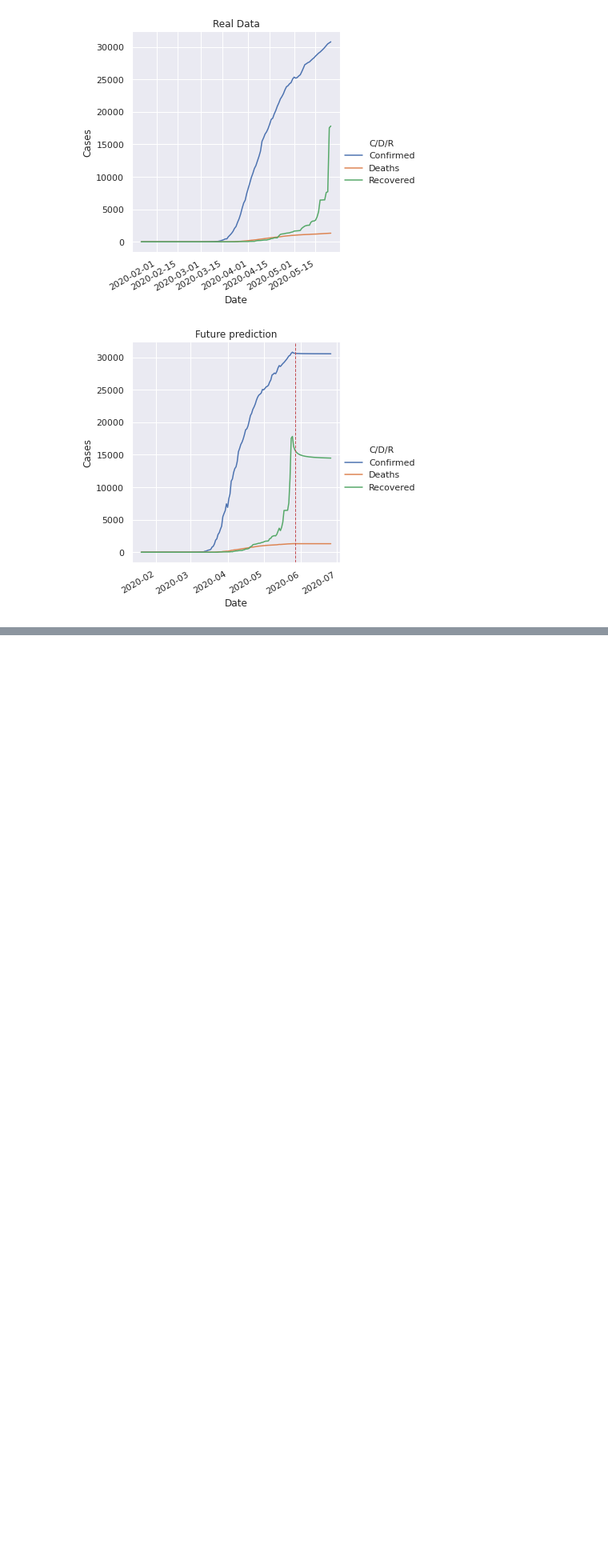
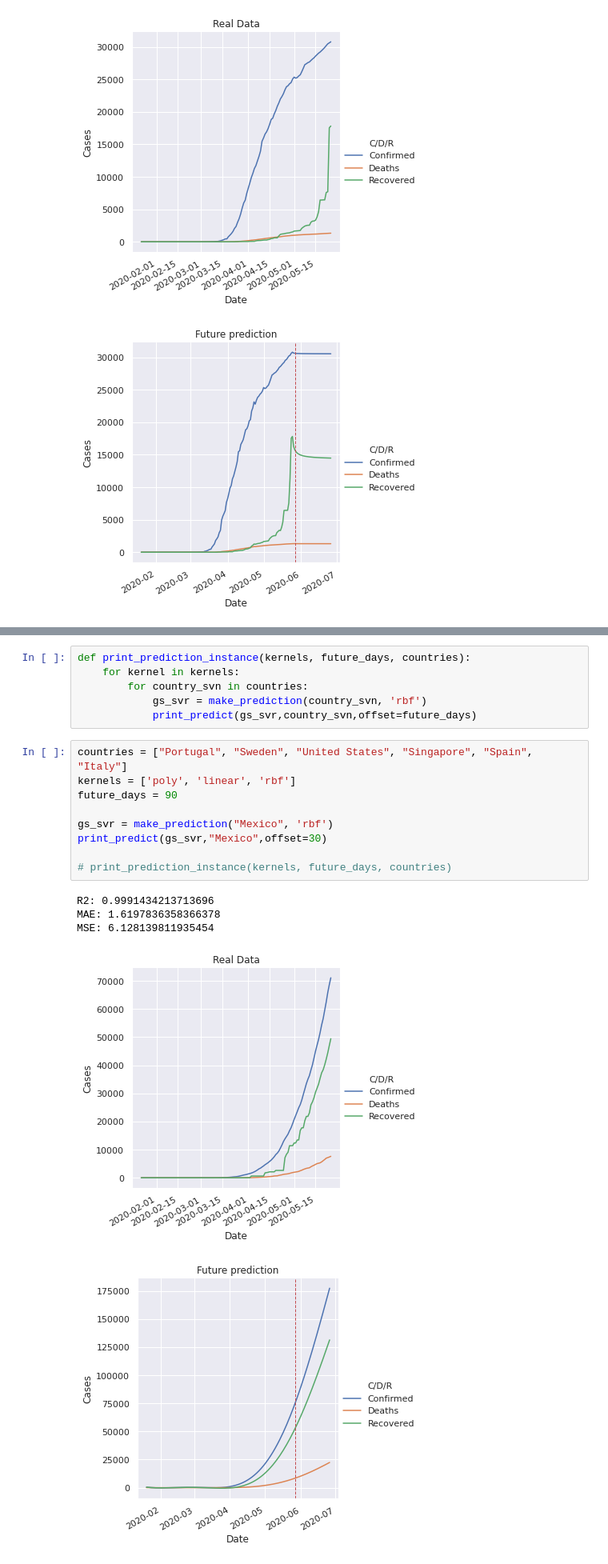
Before and after one commit to SALajes/iart-regression-modeling, a Jupyter notebook: Covid19.ipynb, the cells around one changed output, grey strips where cells are left out. Shown at 80% size. Saved outputs shown, nothing was run; the diff lists cells and outputs as text; blank space fills up the shorter version.

```diff
--- a/Covid19.ipynb
+++ b/Covid19.ipynb
@@ -729,0 +782,21 @@ print_predict(knn,country,offset=30)
+# %%
+def print_prediction_instance(kernels, future_days, countries):
+    for kernel in kernels:
+        for country_svn in countries:
+            gs_svr = make_prediction(country_svn, 'rbf')
+            print_predict(gs_svr,country_svn,offset=future_days)
+# %%
+countries = ["Portugal", "Sweden", "United States", "Singapore", "Spain", "Italy"]
+kernels = ['poly', 'linear', 'rbf']
+future_days = 90
+
+gs_svr = make_prediction("Mexico", 'rbf')
+print_predict(gs_svr,"Mexico",offset=30)
+
+# print_prediction_instance(kernels, future_days, countries)
+# %% [output]
+R2: 0.9991434213713696
+MAE: 1.6197836358366378
+MSE: 6.128139811935454
+[figure, added]
+[figure, added]
```
Also changed, not shown: parts of 10 cells of this notebook.
